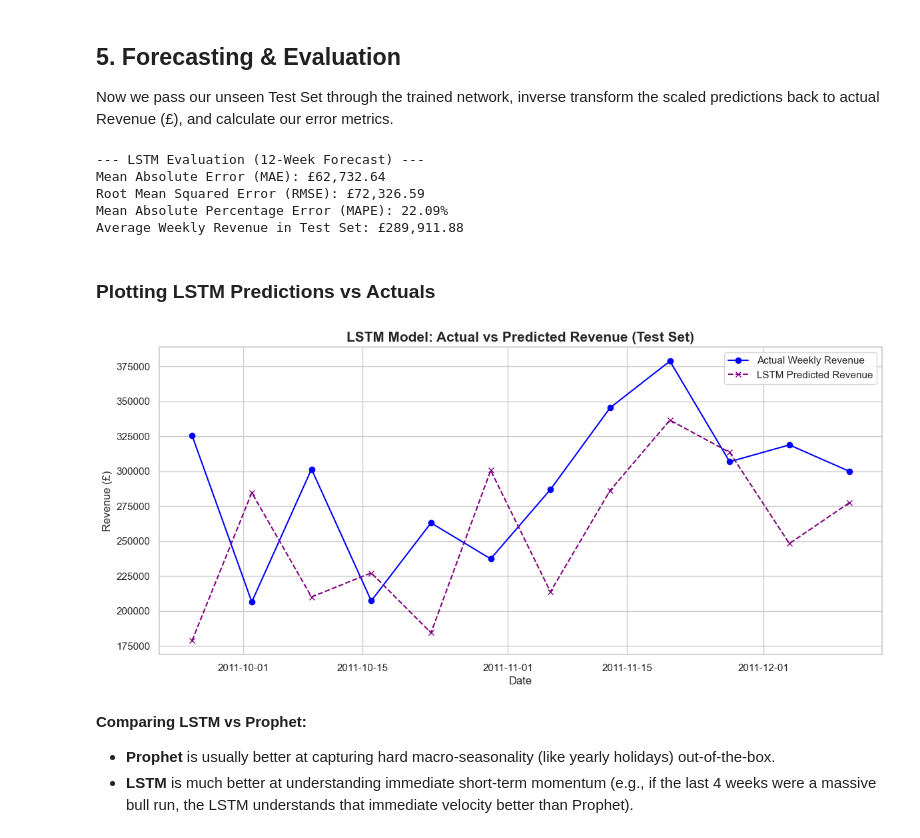
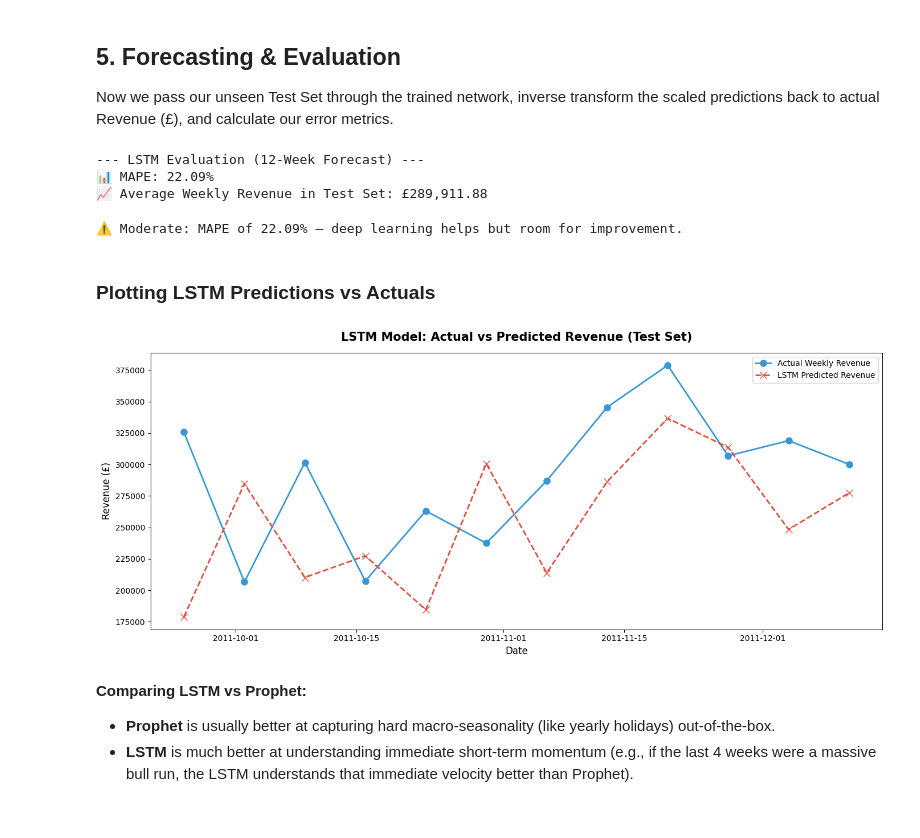
Before and after one commit to Safae26/RetailPulse, a Jupyter notebook: notebooks/06_Deep_Learning_LSTM_Forecasting.ipynb, the cells around one changed output. Cells and saved outputs as stored; diff of their text form; code cells hidden in the pictures.

```diff
--- a/notebooks/06_Deep_Learning_LSTM_Forecasting.ipynb
+++ b/notebooks/06_Deep_Learning_LSTM_Forecasting.ipynb
@@ -51,16 +48,9 @@ Seed set to 42
 ## 1. Data Preparation & Scaling
 Neural networks are highly sensitive to the scale of input data. We must scale our revenue down to a range between `(-1, 1)` or `(0, 1)` using `MinMaxScaler`.
 # %%
-# Load data and resample to weekly revenue
-df = pd.read_csv('../data/processed/online_retail_initial.csv', usecols=['InvoiceDate', 'TotalPrice'])
-df['InvoiceDate'] = pd.to_datetime(df['InvoiceDate'])
-df['Date'] = df['InvoiceDate'].dt.date
-
-daily_revenue = df.groupby('Date')['TotalPrice'].sum().reset_index()
-daily_revenue['Date'] = pd.to_datetime(daily_revenue['Date'])
-daily_revenue.set_index('Date', inplace=True)
-
-weekly_revenue = daily_revenue.resample('W').sum().reset_index()
+# Loading pre-processed weekly revenue
+processed_dir = pathlib.Path.cwd().parent / 'data' / 'processed'
+weekly_revenue = pd.read_csv(processed_dir / 'weekly_revenue.csv', parse_dates=['Date'])
 
 # Isolate the target variable
 data = weekly_revenue[['TotalPrice']].values.astype('float32')
@@ -159,9 +149,12 @@ We use the PyTorch Lightning `Trainer` which abstracts away all the complex trai
 # %%
-# Initialize model
-model = LSTMForecaster(hidden_dim=128, num_layers=2, learning_rate=0.005)
-
-# Initialize trainer
-trainer = pl.Trainer(max_epochs=150, enable_progress_bar=True, enable_model_summary=False, logger=False)
+# Initializing trainer with MLflow logging
+trainer = pl.Trainer(
+    max_epochs=150,
+    enable_progress_bar=True,
+    enable_model_summary=False,
+    logger=False,  # disable MLflow during training
+    default_root_dir='../checkpoints'
+)
 trainer.fit(model, train_loader)
 # %% [output]
 GPU available: False, used: False
@@ -176,48 +181,42 @@ Now we pass our unseen Test Set through the trained network, inverse transform t
 # %%
-model.eval()
-predictions_scaled = []
-
-with torch.no_grad():
-    for x_batch, y_batch in test_loader:
-        y_hat = model(x_batch)
-        predictions_scaled.append(y_hat.numpy().flatten()[0])
-
-# Inverse transform the predictions and actuals back to original £ values
-predictions = scaler.inverse_transform(np.array(predictions_scaled).reshape(-1, 1))
-actuals = scaler.inverse_transform(y_test)
-
-# Error Metrics
-mae = mean_absolute_error(actuals, predictions)
-rmse = np.sqrt(mean_squared_error(actuals, predictions))
+# MAPE
 mape = np.mean(np.abs((actuals - predictions) / (actuals + 1e-9))) * 100
 mean_revenue = actuals.mean()
 
 print(f"--- LSTM Evaluation (12-Week Forecast) ---")
-print(f"Mean Absolute Error (MAE): £{mae:,.2f}")
-print(f"Root Mean Squared Error (RMSE): £{rmse:,.2f}")
-print(f"Mean Absolute Percentage Error (MAPE): {mape:,.2f}%")
-print(f"Average Weekly Revenue in Test Set: £{mean_revenue:,.2f}")
+print(f"📊 MAPE: {mape:.2f}%")
+print(f"📈 Average Weekly Revenue in Test Set: £{mean_revenue:,.2f}")
 # %% [output]
 --- LSTM Evaluation (12-Week Forecast) ---
-Mean Absolute Error (MAE): £62,732.64
-Root Mean Squared Error (RMSE): £72,326.59
-Mean Absolute Percentage Error (MAPE): 22.09%
-Average Weekly Revenue in Test Set: £289,911.88
+📊 MAPE: 22.09%
+📈 Average Weekly Revenue in Test Set: £289,911.88
+# %%
+if mape < 10:
+    print(f"✅ Excellent: MAPE of {mape:.2f}% indicates highly accurate weekly forecasts.")
+elif mape < 20:
+    print(f"✅ Good: MAPE of {mape:.2f}% is solid for retail forecasting.")
+else:
+    print(f"⚠️ Moderate: MAPE of {mape:.2f}% — deep learning helps but room for improvement.")
+# %% [output]
+⚠️ Moderate: MAPE of 22.09% — deep learning helps but room for improvement.
 # %% [markdown]
 ### Plotting LSTM Predictions vs Actuals
 # %%
 test_dates = weekly_revenue['Date'].iloc[-TEST_SIZE:].values
 
 plt.figure(figsize=(14, 6))
-plt.plot(test_dates, actuals, label='Actual Weekly Revenue', marker='o', color='blue')
-plt.plot(test_dates, predictions, label='LSTM Predicted Revenue', marker='x', color='purple', linestyle='--')
-plt.title('LSTM Model: Actual vs Predicted Revenue (Test Set)', fontsize=15, fontweight='bold')
-plt.xlabel('Date')
-plt.ylabel('Revenue (£)')
-plt.legend()
+plt.plot(test_dates, actuals, label='Actual Weekly Revenue', marker='o',
+         color='#3498db', linewidth=2, markersize=8)
+plt.plot(test_dates, predictions, label='LSTM Predicted Revenue', marker='x',
+         color='#e74c3c', linestyle='--', linewidth=2, markersize=8)
+plt.title('LSTM Model: Actual vs Predicted Revenue (Test Set)', fontsize=15, fontweight='bold', pad=15)
+plt.xlabel('Date', fontsize=12)
+plt.ylabel('Revenue (£)', fontsize=12)
+plt.legend(fontsize=10)
+plt.tight_layout()
 plt.show()
 # %% [output]
-[figure, old version]
+[figure, new version]
 # %% [markdown]
 **Comparing LSTM vs Prophet:**
 - **Prophet** is usually better at capturing hard macro-seasonality (like yearly holidays) out-of-the-box.
```
Also changed, not shown: parts of 20 cells of this notebook.
